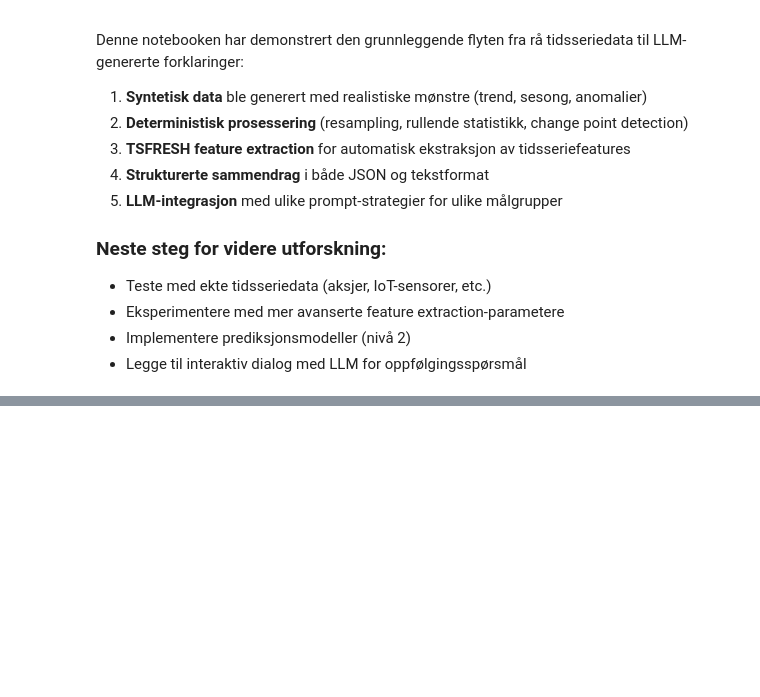
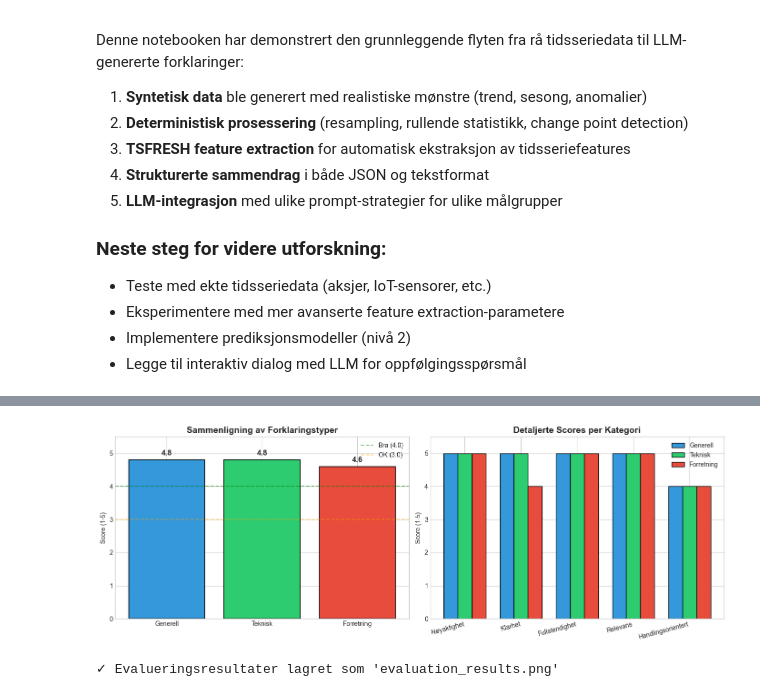
Before and after one commit to kdm-kev-NTNU/bachelor_g6_prototyping, a Jupyter notebook: Tidsserie analyse/jupyter_pipeline/exploration_pipeline.ipynb, the cells around one changed output, grey strips where cells are left out. Saved outputs shown, nothing was run; the diff lists cells and outputs as text; code cells hidden in the pictures; blank space fills up the shorter version.

```diff
--- a/Tidsserie analyse/jupyter_pipeline/exploration_pipeline.ipynb
+++ b/Tidsserie analyse/jupyter_pipeline/exploration_pipeline.ipynb
@@ -1018,0 +1215,62 @@ print("  print(results['llm_explanation'])")
+# %%
+# 6.5 Visualiser evalueringsresultater
+fig, axes = plt.subplots(1, 2, figsize=(14, 5))
+
+# Radar chart data
+categories = ['Nøyaktighet', 'Klarhet', 'Fullstendighet', 'Relevans', 'Handlingsorientert']
+category_keys = ['accuracy', 'clarity', 'completeness', 'relevance', 'actionability']
+
+# Bar chart - sammenlign totale scores
+ax1 = axes[0]
+names = ['Generell', 'Teknisk', 'Forretning']
+colors = ['#3498db', '#2ecc71', '#e74c3c']
+total_scores = []
+
+for key in ['general', 'technical', 'business']:
+    if 'error' not in evaluations.get(key, {}):
+        total_scores.append(evaluations[key].get('overall_score', 0))
+    else:
+        total_scores.append(0)
+
+bars = ax1.bar(names, total_scores, color=colors, edgecolor='black', linewidth=1.2)
+ax1.set_ylim(0, 5.5)
+ax1.set_ylabel('Score (1-5)')
+ax1.set_title('Sammenligning av Forklaringstyper', fontsize=14, fontweight='bold')
+ax1.axhline(y=4, color='green', linestyle='--', alpha=0.5, label='Bra (4.0)')
+ax1.axhline(y=3, color='orange', linestyle='--', alpha=0.5, label='OK (3.0)')
+
+# Legg til score-labels på søylene
+for bar, score in zip(bars, total_scores):
+    ax1.text(bar.get_x() + bar.get_width()/2, bar.get_height() + 0.1,
+             f'{score:.1f}', ha='center', va='bottom', fontsize=12, fontweight='bold')
+
+ax1.legend(loc='upper right')
+
+# Grouped bar chart - detaljerte scores
+ax2 = axes[1]
+x = np.arange(len(categories))
+width = 0.25
+
+for i, (key, color, label) in enumerate(zip(['general', 'technical', 'business'],
+                                             colors, names)):
+    if 'error' not in evaluations.get(key, {}):
+        scores = [evaluations[key]['scores'].get(k, 0) for k in category_keys]
+    else:
+        scores = [0] * len(categories)
+    ax2.bar(x + i*width, scores, width, label=label, color=color, edgecolor='black')
+
+ax2.set_ylabel('Score (1-5)')
+ax2.set_title('Detaljerte Scores per Kategori', fontsize=14, fontweight='bold')
+ax2.set_xticks(x + width)
+ax2.set_xticklabels(categories, rotation=15, ha='right')
+ax2.set_ylim(0, 5.5)
+ax2.legend()
+
+plt.tight_layout()
+plt.savefig('evaluation_results.png', dpi=150, bbox_inches='tight')
+plt.show()
+
+print("\n✓ Evalueringsresultater lagret som 'evaluation_results.png'")
+# %% [output]
+[figure, added]
+✓ Evalueringsresultater lagret som 'evaluation_results.png'
```
Also changed, not shown: parts of 13 cells of this notebook, 3 other files.
